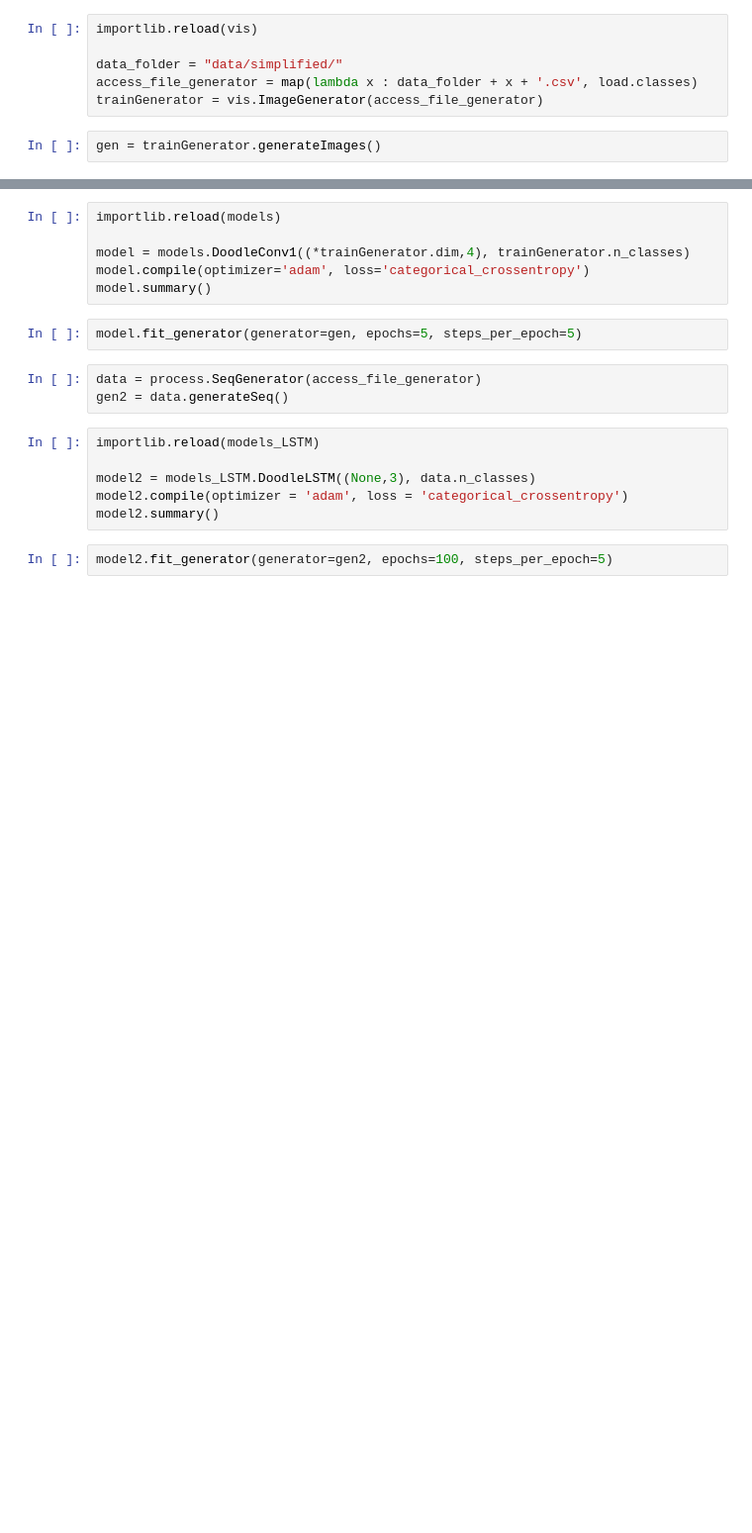
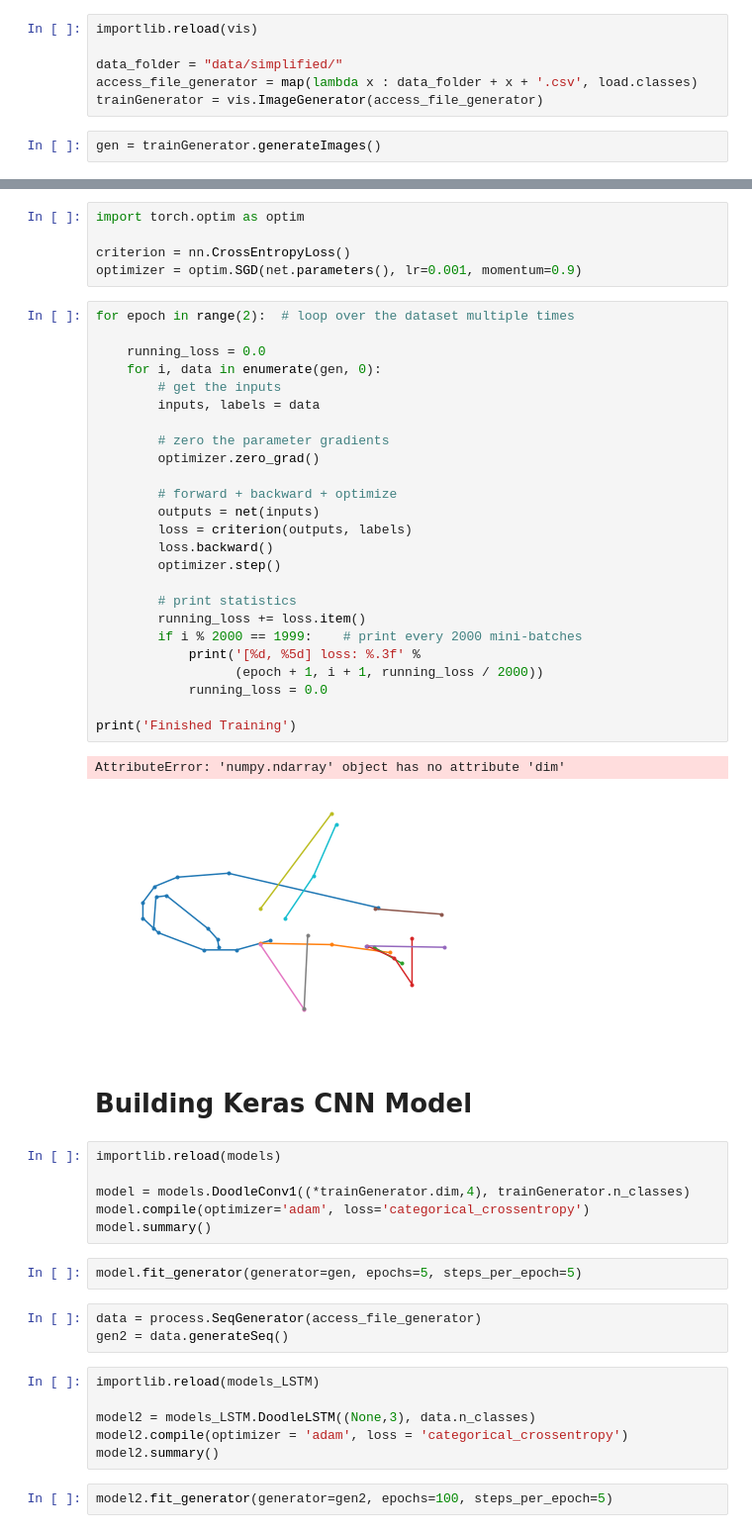
Before and after one commit to bzhang610/GoogleDoodle, a Jupyter notebook: main.ipynb, the cells around one changed output, grey strips where cells are left out. Shown at 99% size. Drawn from its saved outputs; the diff is of its cells as text; blank space fills up the shorter version.

Commit message:
Started to build CNN. Need to put data into a Tensor

```diff
--- a/main.ipynb
+++ b/main.ipynb
@@ -23,3 +60,38 @@ y[0]
+# %%
+import torch.optim as optim
+
+criterion = nn.CrossEntropyLoss()
+optimizer = optim.SGD(net.parameters(), lr=0.001, momentum=0.9)
+# %%
+for epoch in range(2):  # loop over the dataset multiple times
+
+    running_loss = 0.0
+    for i, data in enumerate(gen, 0):
+        # get the inputs
+        inputs, labels = data
+
+        # zero the parameter gradients
+        optimizer.zero_grad()
+
+        # forward + backward + optimize
+        outputs = net(inputs)
+        loss = criterion(outputs, labels)
+        loss.backward()
+        optimizer.step()
+
+        # print statistics
+        running_loss += loss.item()
+        if i % 2000 == 1999:    # print every 2000 mini-batches
+            print('[%d, %5d] loss: %.3f' %
+                  (epoch + 1, i + 1, running_loss / 2000))
+            running_loss = 0.0
+
+print('Finished Training')
+# %% [output]
+AttributeError: 'numpy.ndarray' object has no attribute 'dim'
+[figure, added]
+# %% [markdown]
+# Building Keras CNN Model
 # %%
 importlib.reload(models)
 
```
Also changed, not shown: parts of 5 cells of this notebook.
